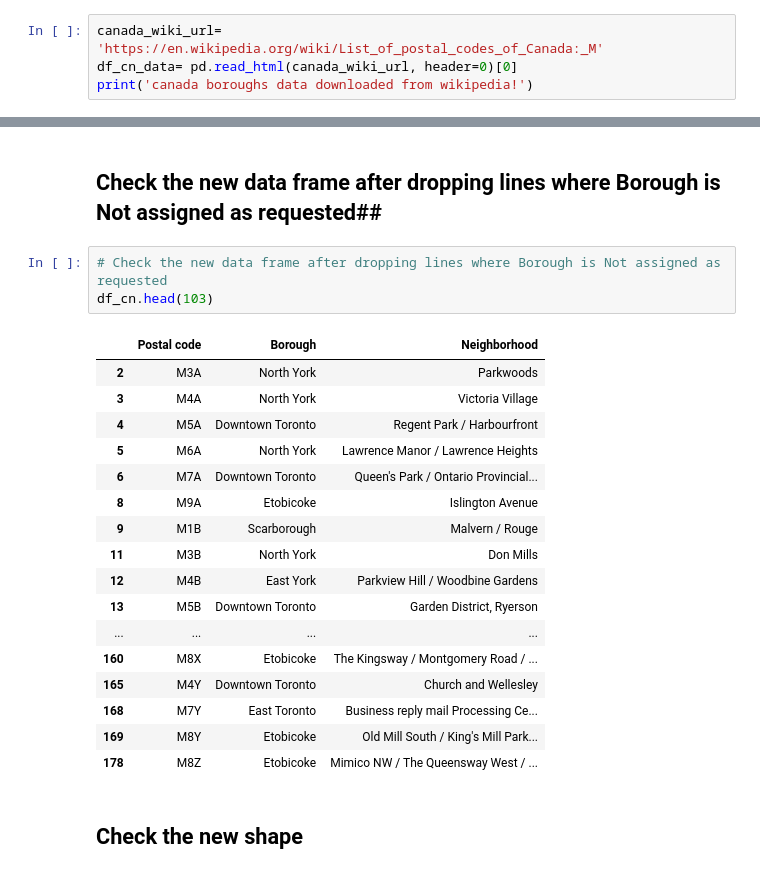
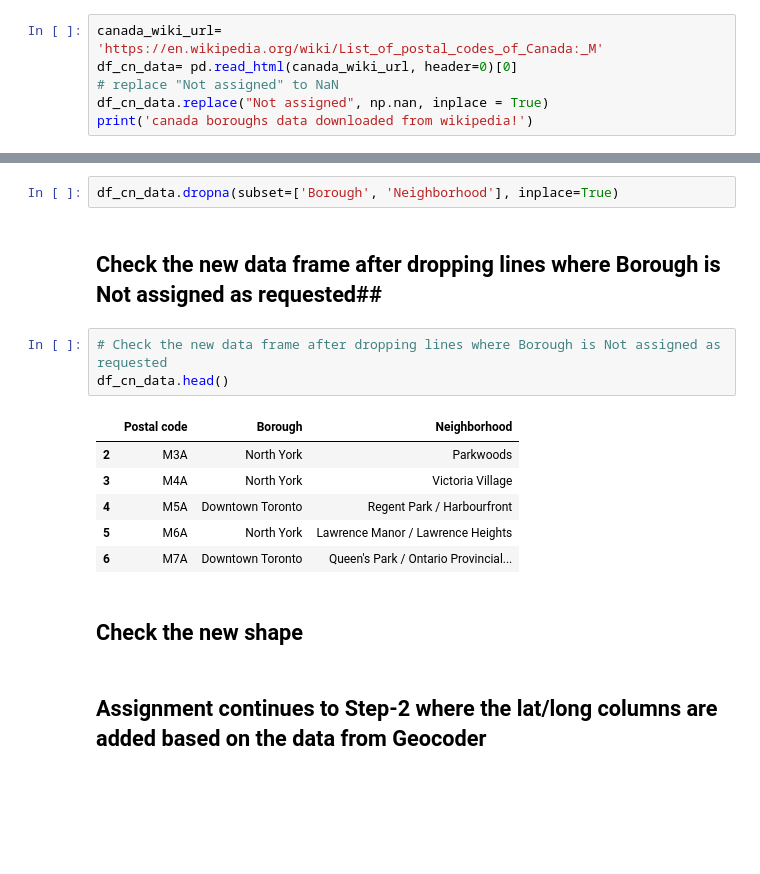
Before and after one commit to muraliinsd/IBM-Data-Science-Capstone, a Jupyter notebook: IBM Data Science Capstone.ipynb, the cells around one changed output, grey strips where cells are left out. Drawn from its saved outputs; the diff is of its cells as text; blank space fills up the shorter version.

```diff
--- a/IBM Data Science Capstone.ipynb
+++ b/IBM Data Science Capstone.ipynb
@@ -57,6 +57,8 @@ Libraries imported.
 # %%
 canada_wiki_url= 'https://en.wikipedia.org/wiki/List_of_postal_codes_of_Canada:_M'
 df_cn_data= pd.read_html(canada_wiki_url, header=0)[0]
+# replace "Not assigned" to NaN
+df_cn_data.replace("Not assigned", np.nan, inplace = True)
 print('canada boroughs data downloaded from wikipedia!')
 # %% [output]
 canada boroughs data downloaded from wikipedia!
@@ -78,26 +78,19 @@ df_cn= df_cn_data[df_cn_data['Borough'] !='Not assigned']
+# %%
+df_cn_data.dropna(subset=['Borough', 'Neighborhood'], inplace=True)
 # %% [markdown]
 ## Check the new data frame after dropping lines where Borough is Not assigned as requested##
 # %%
 # Check the new data frame after dropping lines where Borough is Not assigned as requested
-df_cn.head(103)
+df_cn_data.head()
 # %% [output]
 |  | Postal code | Borough | Neighborhood |
 | 2 | M3A | North York | Parkwoods |
 | 3 | M4A | North York | Victoria Village |
 | 4 | M5A | Downtown Toronto | Regent Park / Harbourfront |
 | 5 | M6A | North York | Lawrence Manor / Lawrence Heights |
 | 6 | M7A | Downtown Toronto | Queen's Park / Ontario Provincial... |
-| 8 | M9A | Etobicoke | Islington Avenue |
-| 9 | M1B | Scarborough | Malvern / Rouge |
-| 11 | M3B | North York | Don Mills |
-| 12 | M4B | East York | Parkview Hill / Woodbine Gardens |
-| 13 | M5B | Downtown Toronto | Garden District, Ryerson |
-| ... | ... | ... | ... |
-| 160 | M8X | Etobicoke | The Kingsway / Montgomery Road / ... |
-| 165 | M4Y | Downtown Toronto | Church and Wellesley |
-| 168 | M7Y | East Toronto | Business reply mail Processing Ce... |
-| 169 | M8Y | Etobicoke | Old Mill South / King's Mill Park... |
-| 178 | M8Z | Etobicoke | Mimico NW / The Queensway West / ... |
 # %% [markdown]
 ## Check the new shape ##
+# %% [markdown]
+## Assignment continues to Step-2 where the lat/long columns are added based on the data from Geocoder ##
 # %%
```
Also changed, not shown: parts of 10 cells of this notebook.
